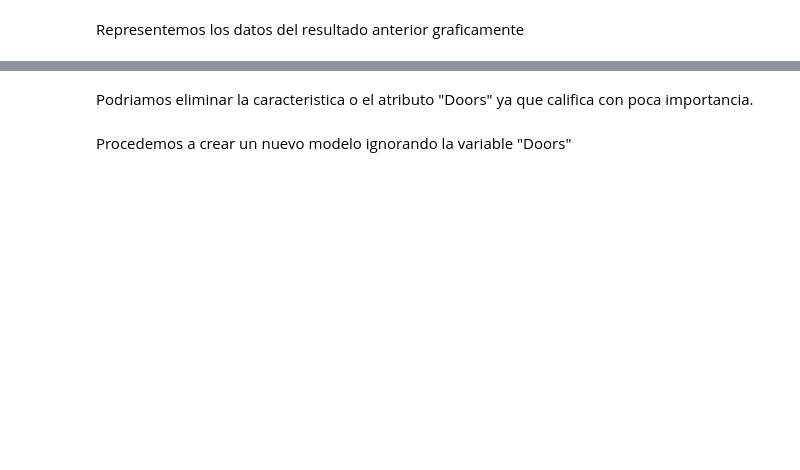
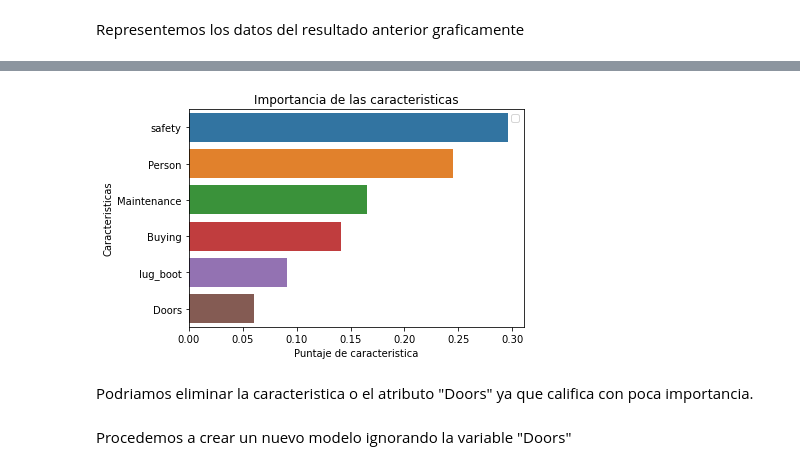
Before and after one commit to juadaves91/unir-tecnicas-ia, a Jupyter notebook: Laboratorio 1/Laboratorio 1 - Técnicas IA.ipynb, the cells around one changed output, grey strips where cells are left out. Cells and saved outputs as stored; diff of their text form; code cells hidden in the pictures; blank space fills up the shorter version.

```diff
--- a/Laboratorio 1/Laboratorio 1 - Técnicas IA.ipynb
+++ b/Laboratorio 1/Laboratorio 1 - Técnicas IA.ipynb
@@ -885,8 +1285,9 @@ Representemos los datos del resultado anterior graficamente
 
 sns.barplot(x=feature_imp, y=feature_imp.index)
 
-plt.xlabel('Feature Importance Score')
-plt.ylabel('Features')
-plt.title("Visualizing Important Features")
+plt.xlabel('Puntaje de caracteristica')
+plt.ylabel('Caracteristicas')
+plt.title("Importancia de las caracteristicas")
 plt.legend()
 plt.show()
+# %% [output]
@@ -893,3 +1295,4 @@ plt.show()
+[figure, added]
 # %% [markdown]
 Podriamos eliminar la caracteristica o el atributo "Doors" ya que califica con poca importancia.
 # %%
```
Also changed, not shown: parts of 83 cells of this notebook.
